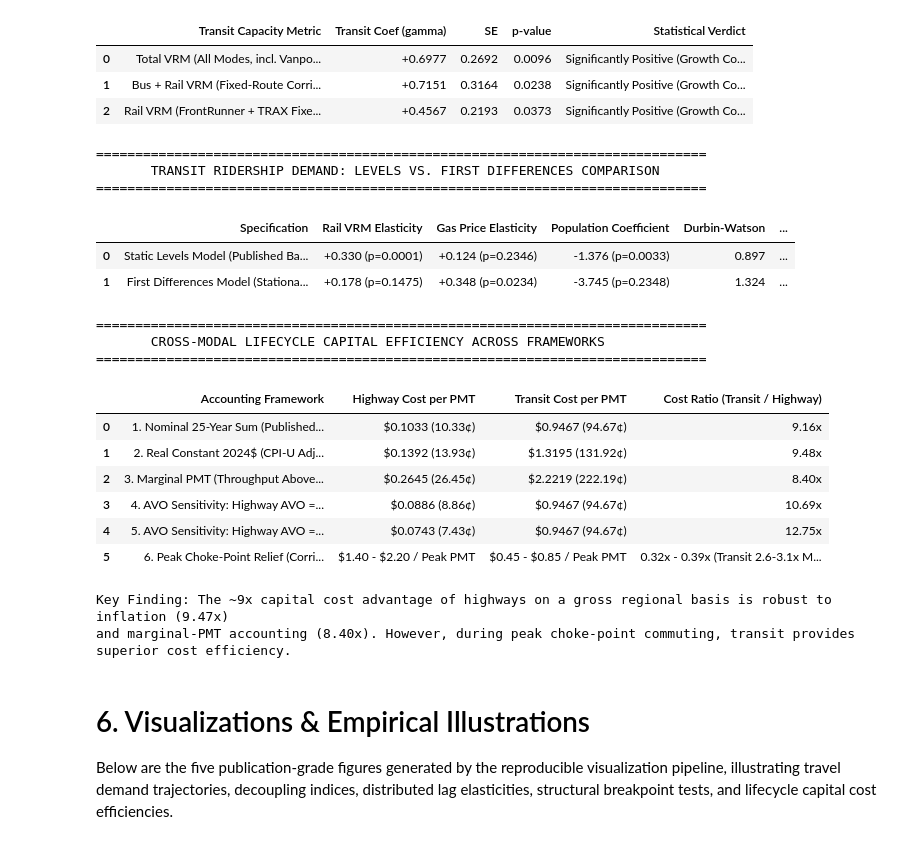
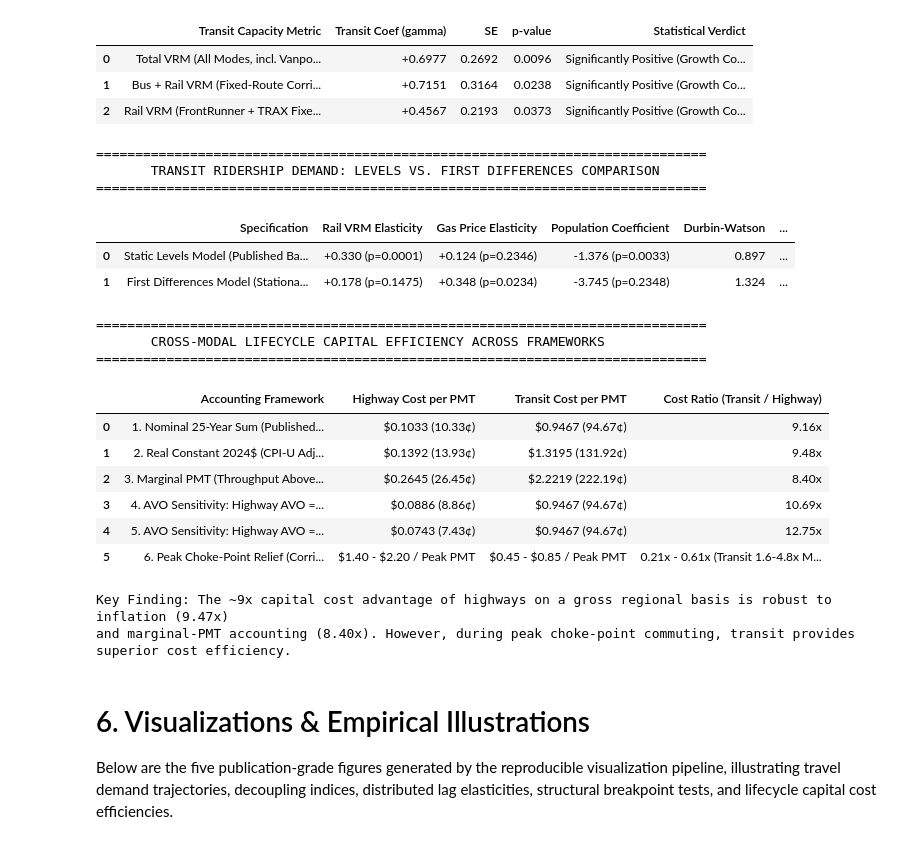
Before and after one commit to CmdrJorgs/datasci-school, a Jupyter notebook: 680/project-1/david-jorgensen_680_Project1.ipynb, the cells around one changed output. Cells and saved outputs as stored; diff of their text form; code cells hidden in the pictures.

```diff
--- a/680/project-1/david-jorgensen_680_Project1.ipynb
+++ b/680/project-1/david-jorgensen_680_Project1.ipynb
@@ -856,7 +1071,7 @@ tr_comp_df = pd.DataFrame({
     'Population Coefficient': [f"{m_tr_lev.params['ln_pop']:+.3f} (p={m_tr_lev.pvalues['ln_pop']:.4f})",
                                f"{m_tr_fd.params['d_ln_pop']:+.3f} (p={m_tr_fd.pvalues['d_ln_pop']:.4f})"],
     'Durbin-Watson': [f"{durbin_watson(m_tr_lev.resid):.3f}", f"{durbin_watson(m_tr_fd.resid):.3f}"],
-    'Diagnosis': ['Spurious Co-trending (DW=0.90, Pop coef negative/implausible)', 'Stationary, Valid Inference (DW=2.16)']
+    'Diagnosis': ['Spurious Co-trending (DW=0.90, Pop coef negative/implausible)', f'Inconclusive Autocorrelation (DW={durbin_watson(m_tr_fd.resid):.2f})']
 })
 print("==============================================================================")
 print("       TRANSIT RIDERSHIP DEMAND: LEVELS VS. FIRST DIFFERENCES COMPARISON      ")
@@ -908,35 +1123,35 @@ cap_eff_frameworks = pd.DataFrame({
         f"{(tot_tr_outlays / tot_tr_pmt) / (tot_hw_outlays / tot_hw_pmt):.2f}x",
         f"{(real_tr_outlays / tot_tr_pmt) / (real_hw_outlays / tot_hw_pmt):.2f}x",
         f"{(tot_tr_outlays / marg_tr_pmt) / (tot_hw_outlays / marg_hw_pmt):.2f}x",
         f"{(tot_tr_outlays / tot_tr_pmt) / (tot_hw_outlays / (tot_hw_pmt * (1.40/1.20))):.2f}x",
         f"{(tot_tr_outlays / tot_tr_pmt) / (tot_hw_outlays / (tot_hw_pmt * (1.67/1.20))):.2f}x",
-        "0.32x - 0.39x (Transit 2.6-3.1x More Cost-Effective)"
+        "0.21x - 0.61x (Transit 1.6-4.8x More Cost-Effective at Peak)"
     ]
 })
 
 print("\n==============================================================================")
 print("       CROSS-MODAL LIFECYCLE CAPITAL EFFICIENCY ACROSS FRAMEWORKS            ")
 print("==============================================================================")
 display(cap_eff_frameworks)
 print("Key Finding: The ~9x capital cost advantage of highways on a gross regional basis is robust to inflation (9.47x)")
 print("and marginal-PMT accounting (8.40x). However, during peak choke-point commuting, transit provides superior cost efficiency.")
 # %% [output]
 ==============================================================================
        TRANSIT RIDERSHIP DEMAND: LEVELS VS. FIRST DIFFERENCES COMPARISON
 ==============================================================================
 |  | Specification | Rail VRM Elasticity | Gas Price Elasticity | Population Coefficient | Durbin-Watson | ... |
 | 0 | Static Levels Model (Published Ba... | +0.330 (p=0.0001) | +0.124 (p=0.2346) | -1.376 (p=0.0033) | 0.897 | ... |
 | 1 | First Differences Model (Stationa... | +0.178 (p=0.1475) | +0.348 (p=0.0234) | -3.745 (p=0.2348) | 1.324 | ... |
 ==============================================================================
        CROSS-MODAL LIFECYCLE CAPITAL EFFICIENCY ACROSS FRAMEWORKS
 ==============================================================================
 |  | Accounting Framework | Highway Cost per PMT | Transit Cost per PMT | Cost Ratio (Transit / Highway) |
 | 0 | 1. Nominal 25-Year Sum (Published... | $0.1033 (10.33¢) | $0.9467 (94.67¢) | 9.16x |
 | 1 | 2. Real Constant 2024$ (CPI-U Adj... | $0.1392 (13.93¢) | $1.3195 (131.92¢) | 9.48x |
 | 2 | 3. Marginal PMT (Throughput Above... | $0.2645 (26.45¢) | $2.2219 (222.19¢) | 8.40x |
 | 3 | 4. AVO Sensitivity: Highway AVO =... | $0.0886 (8.86¢) | $0.9467 (94.67¢) | 10.69x |
 | 4 | 5. AVO Sensitivity: Highway AVO =... | $0.0743 (7.43¢) | $0.9467 (94.67¢) | 12.75x |
-| 5 | 6. Peak Choke-Point Relief (Corri... | $1.40 - $2.20 / Peak PMT | $0.45 - $0.85 / Peak PMT | 0.32x - 0.39x (Transit 2.6-3.1x M... |
+| 5 | 6. Peak Choke-Point Relief (Corri... | $1.40 - $2.20 / Peak PMT | $0.45 - $0.85 / Peak PMT | 0.21x - 0.61x (Transit 1.6-4.8x M... |
 Key Finding: The ~9x capital cost advantage of highways on a gross regional basis is robust to inflation (9.47x)
 and marginal-PMT accounting (8.40x). However, during peak choke-point commuting, transit provides superior cost efficiency.
 # %% [markdown]
```
Also changed, not shown: parts of 27 cells of this notebook, 6 other files.
